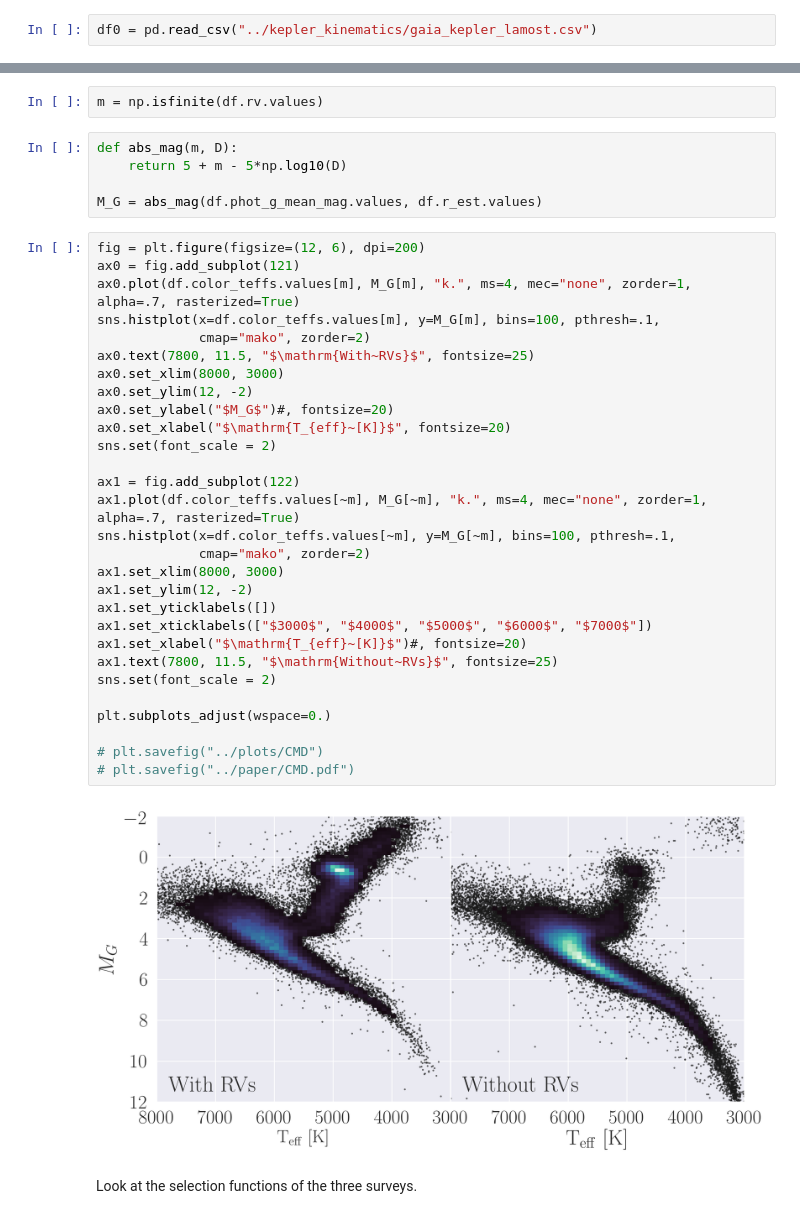
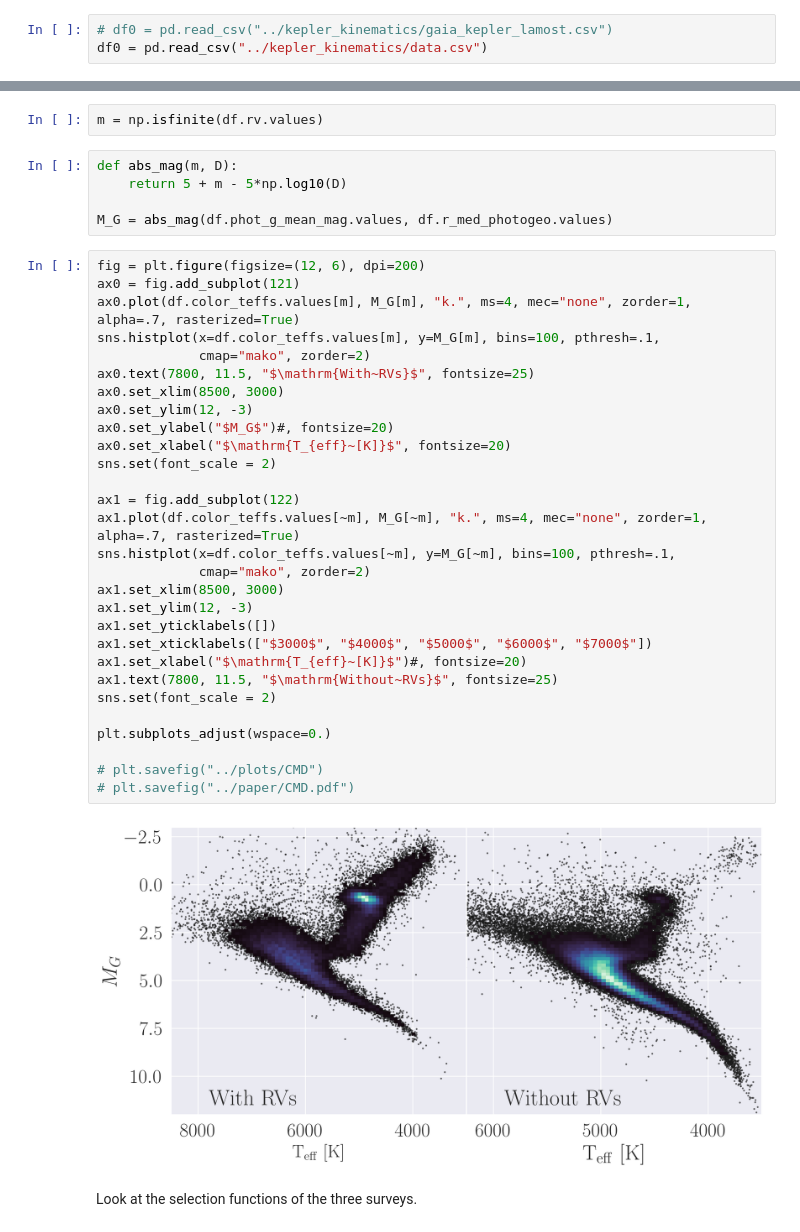
Before and after one commit to RuthAngus/kepler_kinematics, a Jupyter notebook: notebooks/Plot_CMD.ipynb, the cells around one changed output, grey strips where cells are left out. Saved outputs shown, nothing was run; the diff lists cells and outputs as text.

```diff
--- a/notebooks/Plot_CMD.ipynb
+++ b/notebooks/Plot_CMD.ipynb
@@ -20,5 +20,6 @@ plt.rcParams.update(plotpar)
 # %% [markdown]
 Load the data file.
 # %%
-df0 = pd.read_csv("../kepler_kinematics/gaia_kepler_lamost.csv")
+# df0 = pd.read_csv("../kepler_kinematics/gaia_kepler_lamost.csv")
+df0 = pd.read_csv("../kepler_kinematics/data.csv")
 # %%
@@ -54,38 +55,38 @@ m = np.isfinite(df.rv.values)
 def abs_mag(m, D):
     return 5 + m - 5*np.log10(D)
 
-M_G = abs_mag(df.phot_g_mean_mag.values, df.r_est.values)
+M_G = abs_mag(df.phot_g_mean_mag.values, df.r_med_photogeo.values)
 # %%
 fig = plt.figure(figsize=(12, 6), dpi=200)
 ax0 = fig.add_subplot(121)
 ax0.plot(df.color_teffs.values[m], M_G[m], "k.", ms=4, mec="none", zorder=1, alpha=.7, rasterized=True)
 sns.histplot(x=df.color_teffs.values[m], y=M_G[m], bins=100, pthresh=.1,
              cmap="mako", zorder=2)
 ax0.text(7800, 11.5, "$\mathrm{With~RVs}$", fontsize=25)
-ax0.set_xlim(8000, 3000)
-ax0.set_ylim(12, -2)
+ax0.set_xlim(8500, 3000)
+ax0.set_ylim(12, -3)
 ax0.set_ylabel("$M_G$")#, fontsize=20)
 ax0.set_xlabel("$\mathrm{T_{eff}~[K]}$", fontsize=20)
 sns.set(font_scale = 2)
 
 ax1 = fig.add_subplot(122)
 ax1.plot(df.color_teffs.values[~m], M_G[~m], "k.", ms=4, mec="none", zorder=1, alpha=.7, rasterized=True)
 sns.histplot(x=df.color_teffs.values[~m], y=M_G[~m], bins=100, pthresh=.1,
              cmap="mako", zorder=2)
-ax1.set_xlim(8000, 3000)
-ax1.set_ylim(12, -2)
+ax1.set_xlim(8500, 3000)
+ax1.set_ylim(12, -3)
 ax1.set_yticklabels([])
 ax1.set_xticklabels(["$3000$", "$4000$", "$5000$", "$6000$", "$7000$"])
 ax1.set_xlabel("$\mathrm{T_{eff}~[K]}$")#, fontsize=20)
 ax1.text(7800, 11.5, "$\mathrm{Without~RVs}$", fontsize=25)
 sns.set(font_scale = 2)
 
 plt.subplots_adjust(wspace=0.)
 
 # plt.savefig("../plots/CMD")
 # plt.savefig("../paper/CMD.pdf")
 # %% [output]
-[figure, old version]
+[figure, new version]
 # %% [markdown]
 Look at the selection functions of the three surveys.
 # %%
```
Also changed, not shown: parts of 2 cells of this notebook, 1 other file.
